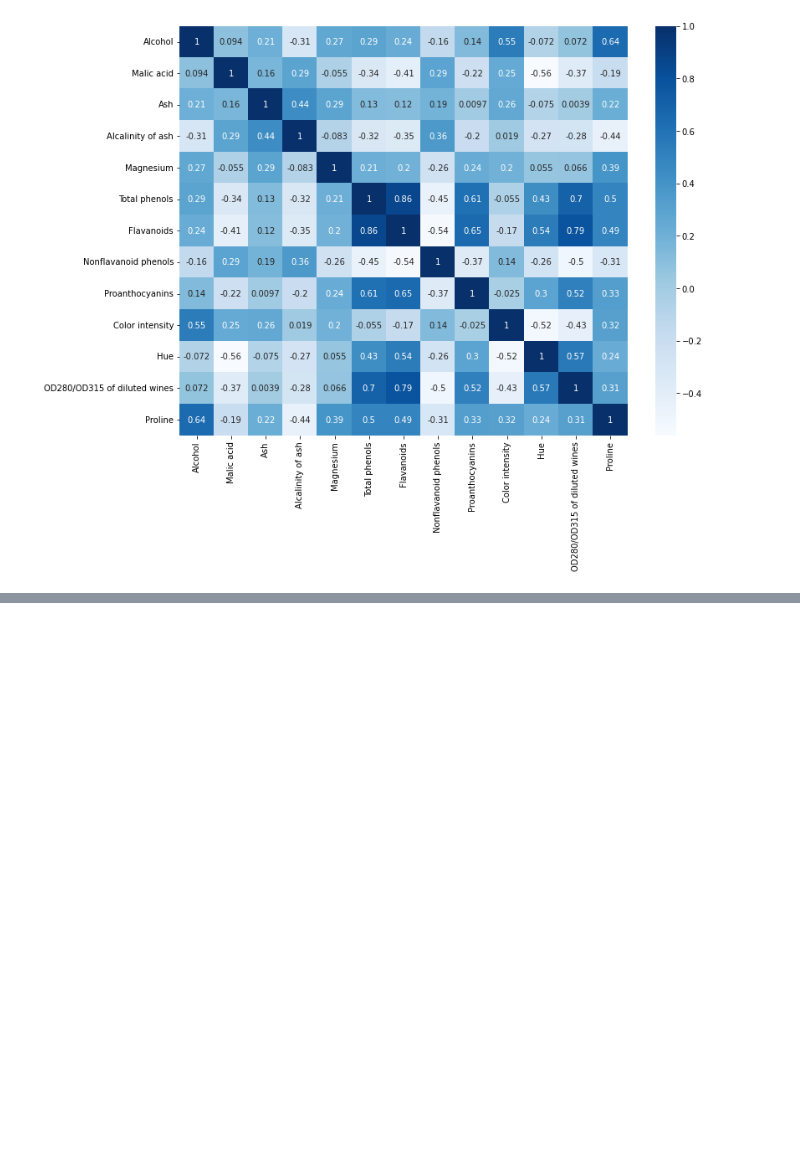
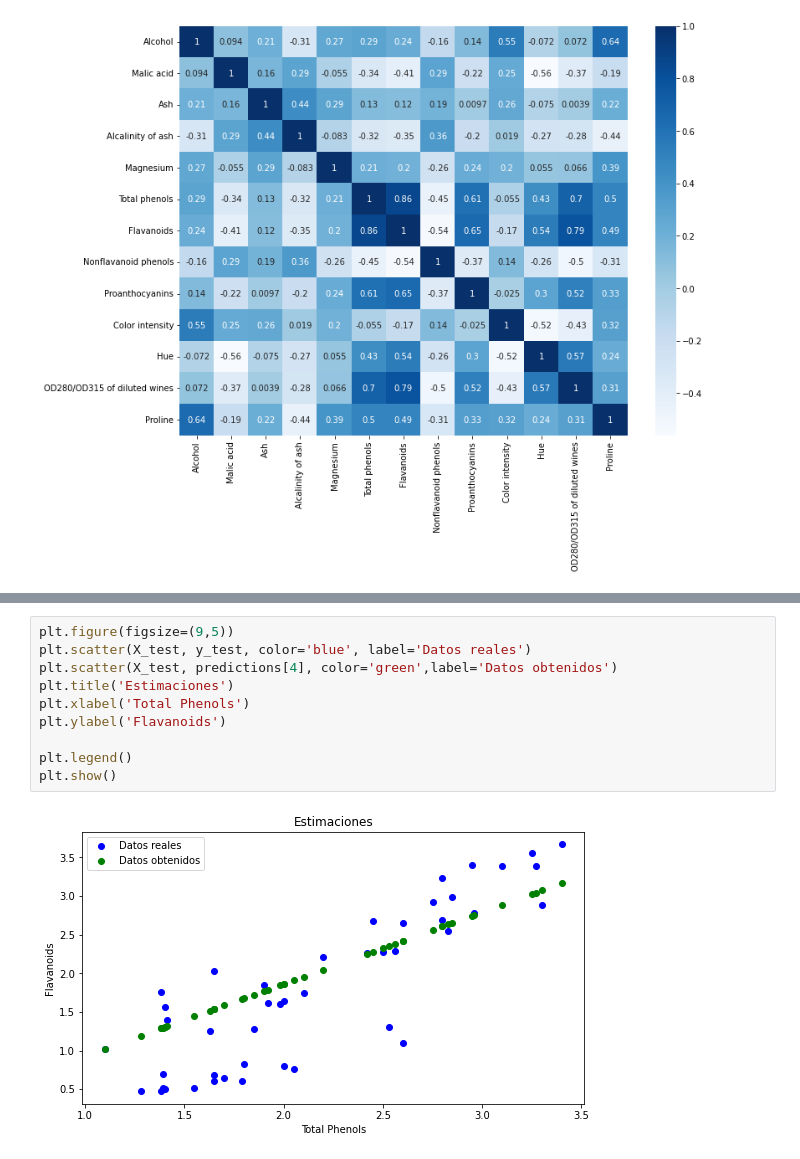
Before and after one commit to solishiguera/reporte-performance, a Jupyter notebook: ReportePerformance.ipynb, the cells around one changed output, grey strips where cells are left out. Saved outputs shown, nothing was run; the diff lists cells and outputs as text; blank space fills up the shorter version.

```diff
--- a/ReportePerformance.ipynb
+++ b/ReportePerformance.ipynb
@@ -181,0 +240,12 @@ Error cuadrático medio: 0.500458
+# %%
+plt.figure(figsize=(9,5))
+plt.scatter(X_test, y_test, color='blue', label='Datos reales')
+plt.scatter(X_test, predictions[4], color='green',label='Datos obtenidos')
+plt.title('Estimaciones')
+plt.xlabel('Total Phenols')
+plt.ylabel('Flavanoids')
+
+plt.legend()
+plt.show()
+# %% [output]
+[figure, added]
```
Also changed, not shown: parts of 34 cells of this notebook.
